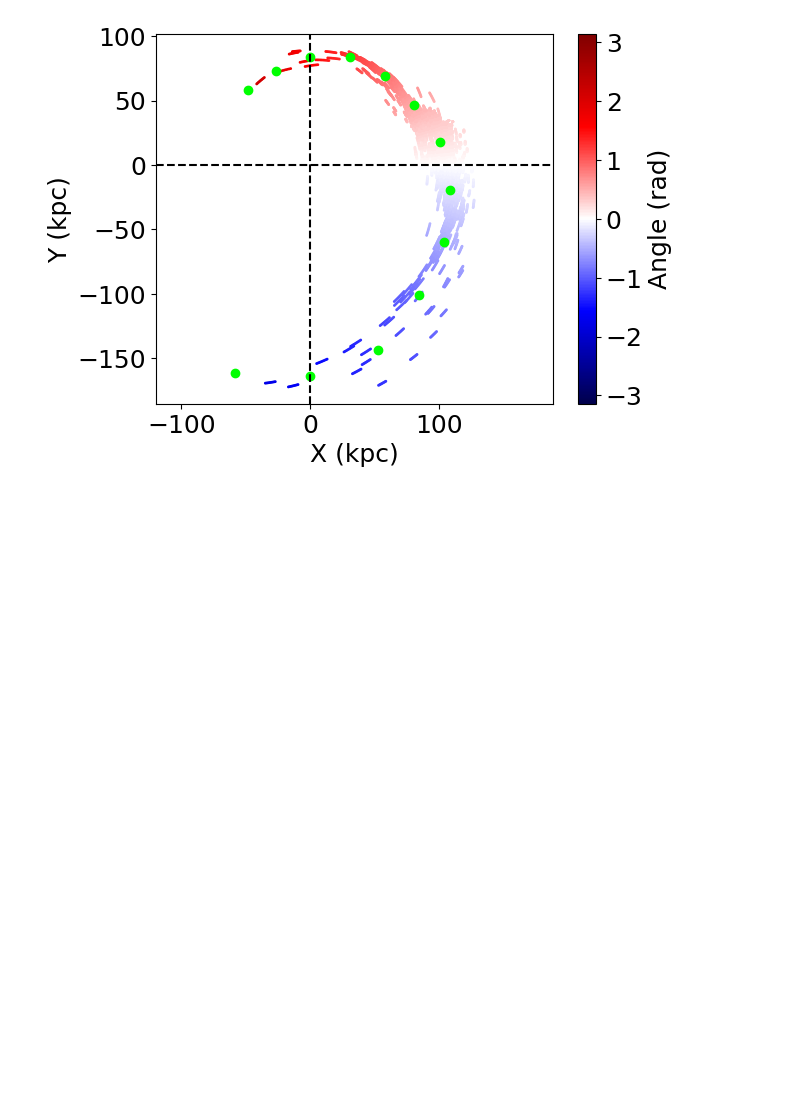
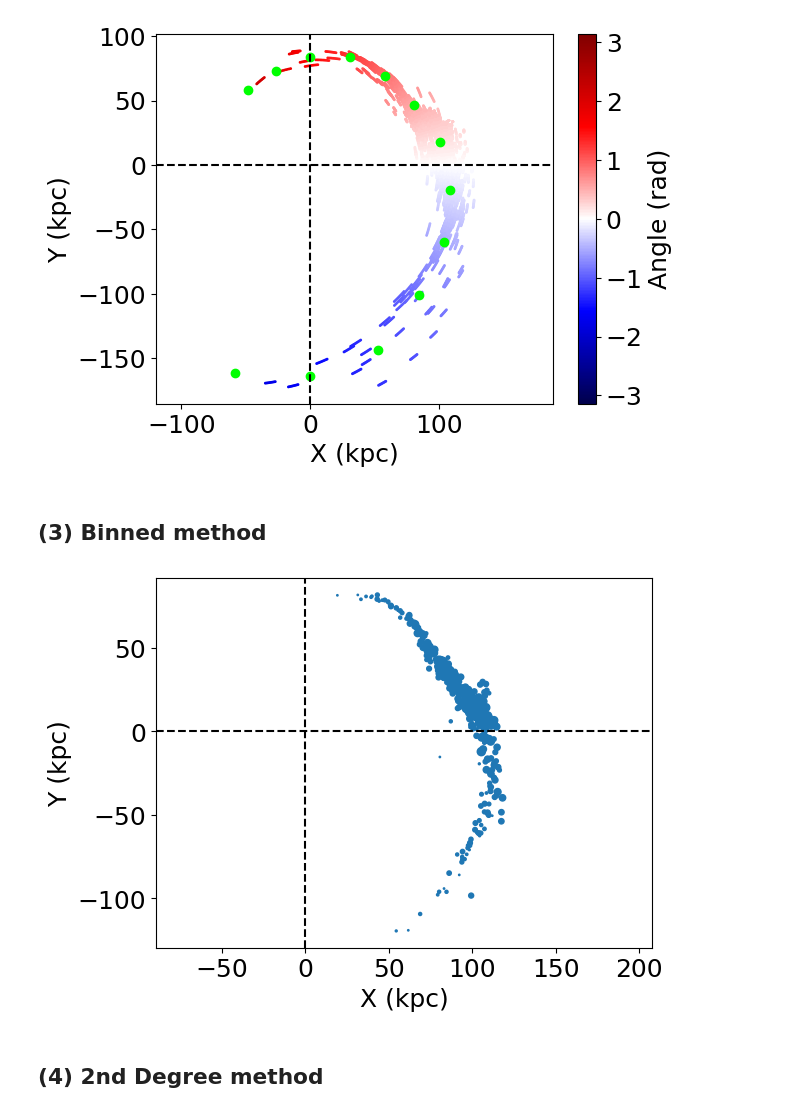
Before and after one commit to David-Chemaly/StreaMAX, a Jupyter notebook: quick_start.ipynb, the cells around one changed output. Cells and saved outputs as stored; diff of their text form; code cells hidden in the pictures; blank space fills up the shorter version.

```diff
--- a/quick_start.ipynb
+++ b/quick_start.ipynb
@@ -76,3 +73,5 @@ plt.ylabel('Y (kpc)')
 plt.axis('equal');
 # %% [output]
 [figure]
+# %% [markdown]
+## (3) Binned method
@@ -78,0 +103,46 @@ plt.axis('equal');
+# %%
+r_threshold = 2.0*jnp.max(rj)
+
+dt = time/n_steps
+state0 = jnp.concatenate([ic_particle_spray, jnp.repeat(forward_trajectory, n_particles//n_steps, axis=0)], axis=1)
+
+nb_bined = []
+state = jnp.zeros_like(state0) * jnp.nan
+state = state.at[:n_particles//n_steps].set(state0[:n_particles//n_steps])
+count = jnp.zeros(state.shape[0])
+for i in tqdm(range(n_steps), leave=True):
+    state = jax.vmap(leapfrog_combined_step, in_axes=(0, None, None, None, None, None, None, None, None, None)) \
+                        (state, dt, logM, Rs, q, dirx, diry, dirz, logm, rs)
+
+    state_here = jnp.stack(state).T[:(n_particles//n_steps)*(i+1)]
+    count_here = count[:(n_particles//n_steps)*(i+1)]
+
+    r_here = jnp.sqrt( (state_here[:, 0] - state_here[:, 6])**2 +
+                        (state_here[:, 1] - state_here[:, 7])**2 +
+                        (state_here[:, 2] - state_here[:, 8])**2)
+
+    arg_bin = jnp.where( (r_here > r_threshold) & (count_here == 0))[0]
+    nb_bined.append(arg_bin.size)
+
+    state_next = state0[(n_particles//n_steps)*(i+1):(n_particles//n_steps)*(i+2)]
+    state = jnp.stack(state).T.at[:(n_particles//n_steps)*(i+2)].set(jnp.concatenate([state_here, state_next]))
+
+    if arg_bin.size == 1:
+        count = count.at[arg_bin[0]].set(1)
+    elif arg_bin.size > 1:
+        state = state.at[arg_bin[0]].set(jnp.median(state_here[arg_bin], axis=0))
+        state = state.at[arg_bin[1:]].set(jnp.nan)
+
+        count = count.at[arg_bin[0]].set(arg_bin.size)
+        count = count.at[arg_bin[1:]].set(jnp.nan)
+# %%
+plt.scatter(state[:, 0], state[:, 1], s=count)
+plt.axvline(0, color='k', linestyle='--')
+plt.axhline(0, color='k', linestyle='--')
+plt.xlabel('X (kpc)')
+plt.ylabel('Y (kpc)')
+plt.axis('equal');
+# %% [output]
+[figure, added]
+# %% [markdown]
+## (4) 2nd Degree method
```
Also changed, not shown: parts of 5 cells of this notebook, 1 other file.
